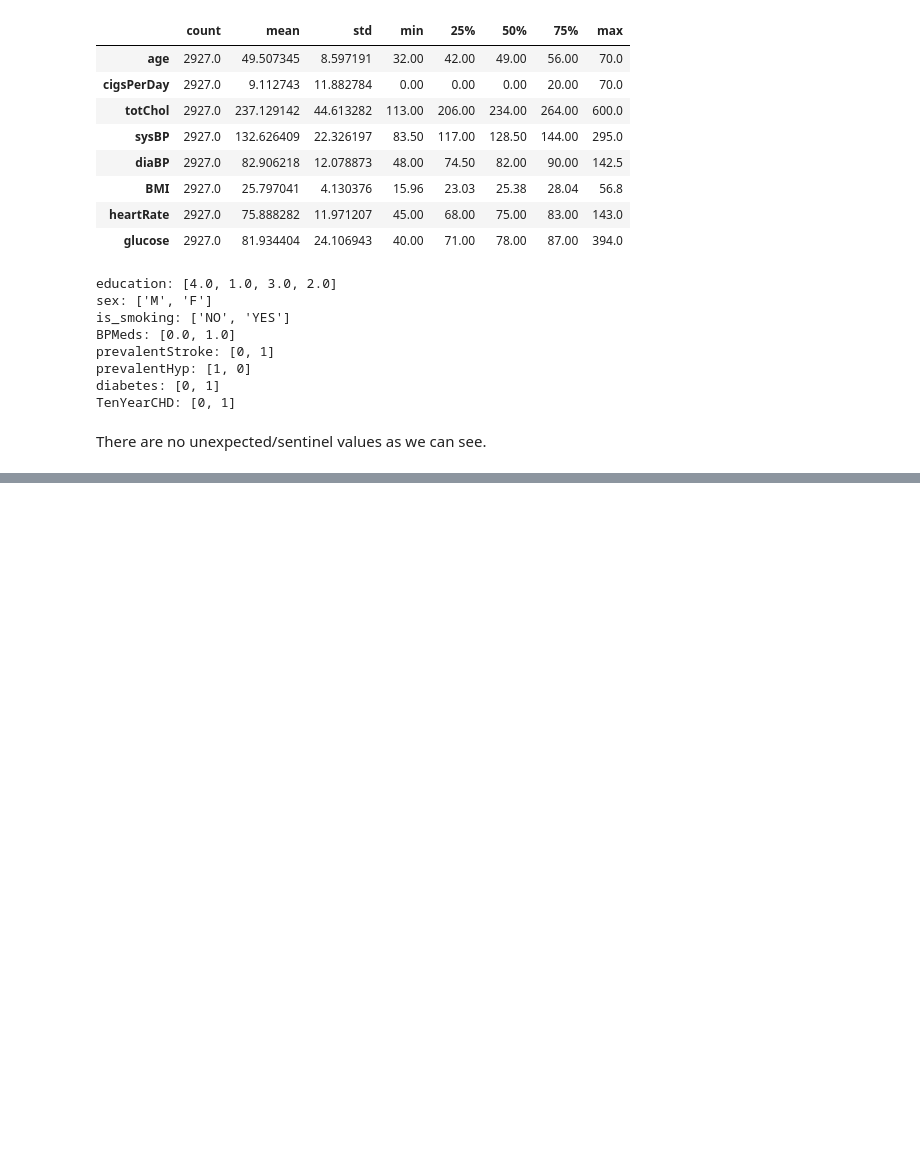
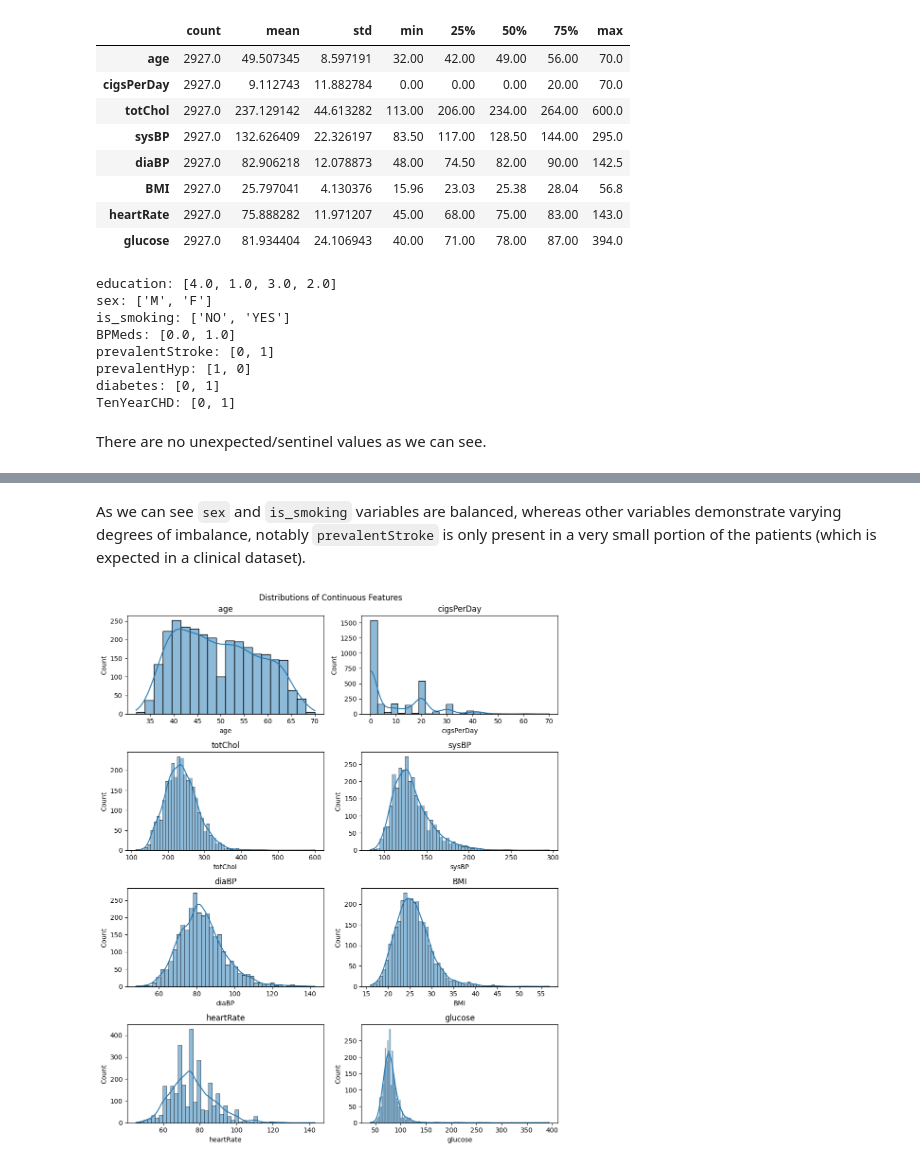
Before and after one commit to mtfattahpour/chd-prediction, a Jupyter notebook: notebooks/eda.ipynb, the cells around one changed output, grey strips where cells are left out. Drawn from its saved outputs; the diff is of its cells as text; code cells hidden in the pictures; blank space fills up the shorter version.

```diff
--- a/notebooks/eda.ipynb
+++ b/notebooks/eda.ipynb
@@ -148,0 +188,19 @@ There are no unexpected/sentinel values as we can see.
+# %% [markdown]
+As we can see `sex` and `is_smoking` variables are balanced, whereas other variables demonstrate varying degrees of imbalance, notably `prevalentStroke` is only present in a very small portion of the patients (which is expected in a clinical dataset).
+# %%
+fig, axes = plt.subplots(4, 2, figsize=(10, 12))
+idx_row, idx_col = 0, 0
+
+for col in numeric_features:
+    sns.histplot(df[col], kde=True, ax=axes[idx_row][idx_col])
+    axes[idx_row][idx_col].set_title(col)
+    idx_col += 1
+    if idx_col == 2:
+        idx_col = 0
+        idx_row += 1
+
+plt.suptitle("Distributions of Continuous Features")
+plt.tight_layout()
+plt.show()
+# %% [output]
+[figure, added]
```
Also changed, not shown: parts of 9 cells of this notebook.
